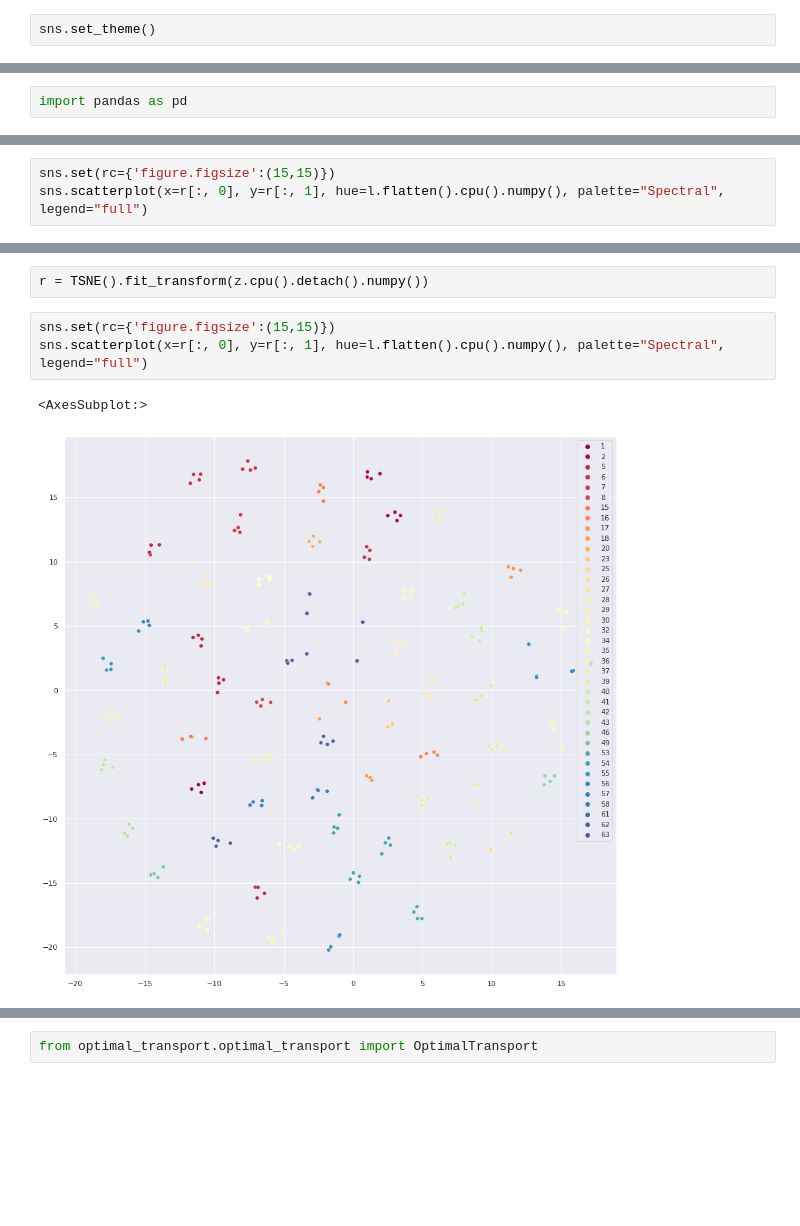
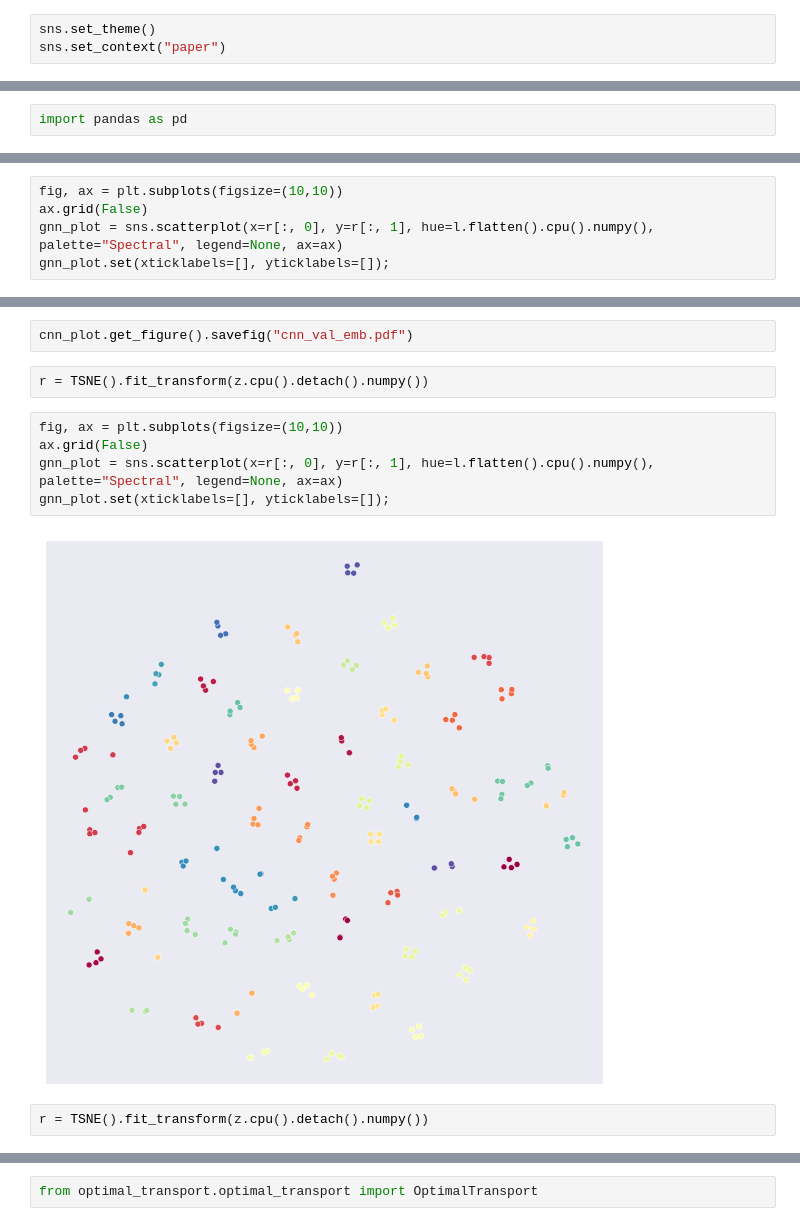
Before and after one commit to ojss/SAMPTransfer, a Jupyter notebook: re_rep_effects.ipynb, the cells around one changed output, grey strips where cells are left out. Drawn from its saved outputs; the diff is of its cells as text; blank space fills up the shorter version.

```diff
--- a/re_rep_effects.ipynb
+++ b/re_rep_effects.ipynb
@@ -19,6 +19,7 @@ Global seed set to 72
 72
 # %%
 sns.set_theme()
+sns.set_context("paper")
 # %%
 model = CLRGAT.load_from_checkpoint("7379345_72.1.ckpt").to("cuda")
 # %% [output]
@@ -90,4 +131,6 @@ df[df["count"] > 4]
 # %%
-sns.set(rc={'figure.figsize':(15,15)})
-sns.scatterplot(x=r[:, 0], y=r[:, 1], hue=l.flatten().cpu().numpy(), palette="Spectral", legend="full")
+fig, ax = plt.subplots(figsize=(10,10))
+ax.grid(False)
+gnn_plot = sns.scatterplot(x=r[:, 0], y=r[:, 1], hue=l.flatten().cpu().numpy(), palette="Spectral", legend=None, ax=ax)
+gnn_plot.set(xticklabels=[], yticklabels=[]);
 # %% [output]
@@ -96,8 +159,13 @@ sns.scatterplot(x=r[:, 0], y=r[:, 1], hue=l.flatten().cpu().numpy(), palette="Sp
+# %%
+cnn_plot.get_figure().savefig("cnn_val_emb.pdf")
 # %%
 r = TSNE().fit_transform(z.cpu().detach().numpy())
 # %%
-sns.set(rc={'figure.figsize':(15,15)})
-sns.scatterplot(x=r[:, 0], y=r[:, 1], hue=l.flatten().cpu().numpy(), palette="Spectral", legend="full")
+fig, ax = plt.subplots(figsize=(10,10))
+ax.grid(False)
+gnn_plot = sns.scatterplot(x=r[:, 0], y=r[:, 1], hue=l.flatten().cpu().numpy(), palette="Spectral", legend=None, ax=ax)
+gnn_plot.set(xticklabels=[], yticklabels=[]);
 # %% [output]
-<AxesSubplot:>
-[figure, old version]
+[figure, new version]
+# %%
+r = TSNE().fit_transform(z.cpu().detach().numpy())
```
Also changed, not shown: parts of 81 cells of this notebook, 9 other files.
